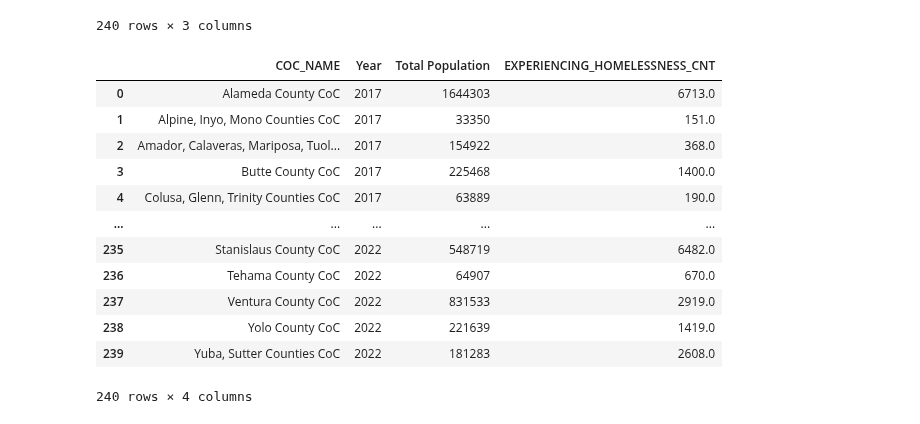
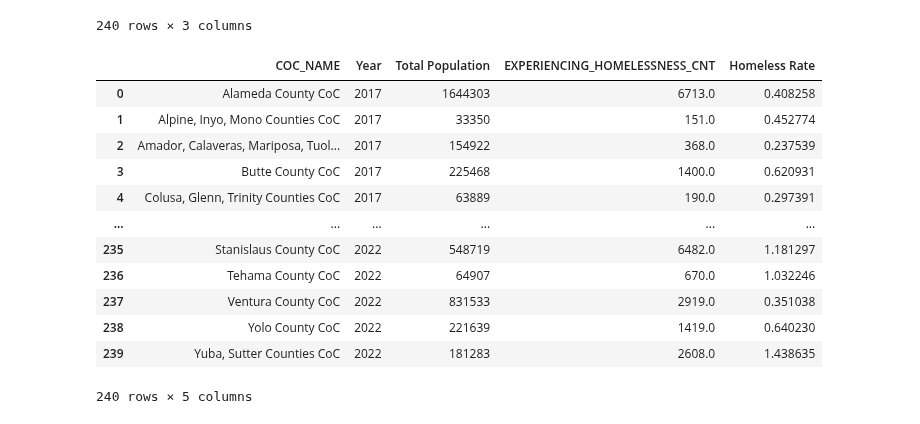
Before and after one commit to evacs/Project-1, a Jupyter notebook: matt_data_exploration.ipynb, the cells around one changed output. Cells and saved outputs as stored; diff of their text form; code cells hidden in the pictures.

```diff
--- a/matt_data_exploration.ipynb
+++ b/matt_data_exploration.ipynb
@@ -286,21 +291,25 @@ unemployment_coc_grouped
 # %%
 # Merge pop_coc_reduced and total_homeless_count
 total_pop_homeless = pd.merge(population_coc_grouped, total_homeless_count, on=['COC_NAME','Year'],how = 'left')
 
 # Reorder columns
 total_pop_homeless = total_pop_homeless[['COC_NAME', 'Year', 'Total Population', 'EXPERIENCING_HOMELESSNESS_CNT']]
+
+#Calculate homeless rate
+total_pop_homeless['Homeless Rate'] = (total_pop_homeless['EXPERIENCING_HOMELESSNESS_CNT'] / total_pop_homeless['Total Population']) * 100
+
 total_pop_homeless
 # %% [output]
-|  | COC_NAME | Year | Total Population | EXPERIENCING_HOMELESSNESS_CNT |
-| 0 | Alameda County CoC | 2017 | 1644303 | 6713.0 |
-| 1 | Alpine, Inyo, Mono Counties CoC | 2017 | 33350 | 151.0 |
-| 2 | Amador, Calaveras, Mariposa, Tuol... | 2017 | 154922 | 368.0 |
-| 3 | Butte County CoC | 2017 | 225468 | 1400.0 |
-| 4 | Colusa, Glenn, Trinity Counties CoC | 2017 | 63889 | 190.0 |
-| ... | ... | ... | ... | ... |
-| 235 | Stanislaus County CoC | 2022 | 548719 | 6482.0 |
-| 236 | Tehama County CoC | 2022 | 64907 | 670.0 |
-| 237 | Ventura County CoC | 2022 | 831533 | 2919.0 |
-| 238 | Yolo County CoC | 2022 | 221639 | 1419.0 |
-| 239 | Yuba, Sutter Counties CoC | 2022 | 181283 | 2608.0 |
+|  | COC_NAME | Year | Total Population | EXPERIENCING_HOMELESSNESS_CNT | Homeless Rate |
+| 0 | Alameda County CoC | 2017 | 1644303 | 6713.0 | 0.408258 |
+| 1 | Alpine, Inyo, Mono Counties CoC | 2017 | 33350 | 151.0 | 0.452774 |
+| 2 | Amador, Calaveras, Mariposa, Tuol... | 2017 | 154922 | 368.0 | 0.237539 |
+| 3 | Butte County CoC | 2017 | 225468 | 1400.0 | 0.620931 |
+| 4 | Colusa, Glenn, Trinity Counties CoC | 2017 | 63889 | 190.0 | 0.297391 |
+| ... | ... | ... | ... | ... | ... |
+| 235 | Stanislaus County CoC | 2022 | 548719 | 6482.0 | 1.181297 |
+| 236 | Tehama County CoC | 2022 | 64907 | 670.0 | 1.032246 |
+| 237 | Ventura County CoC | 2022 | 831533 | 2919.0 | 0.351038 |
+| 238 | Yolo County CoC | 2022 | 221639 | 1419.0 | 0.640230 |
+| 239 | Yuba, Sutter Counties CoC | 2022 | 181283 | 2608.0 | 1.438635 |
-240 rows × 4 columns
+240 rows × 5 columns
```
Also changed, not shown: parts of 16 cells of this notebook.
